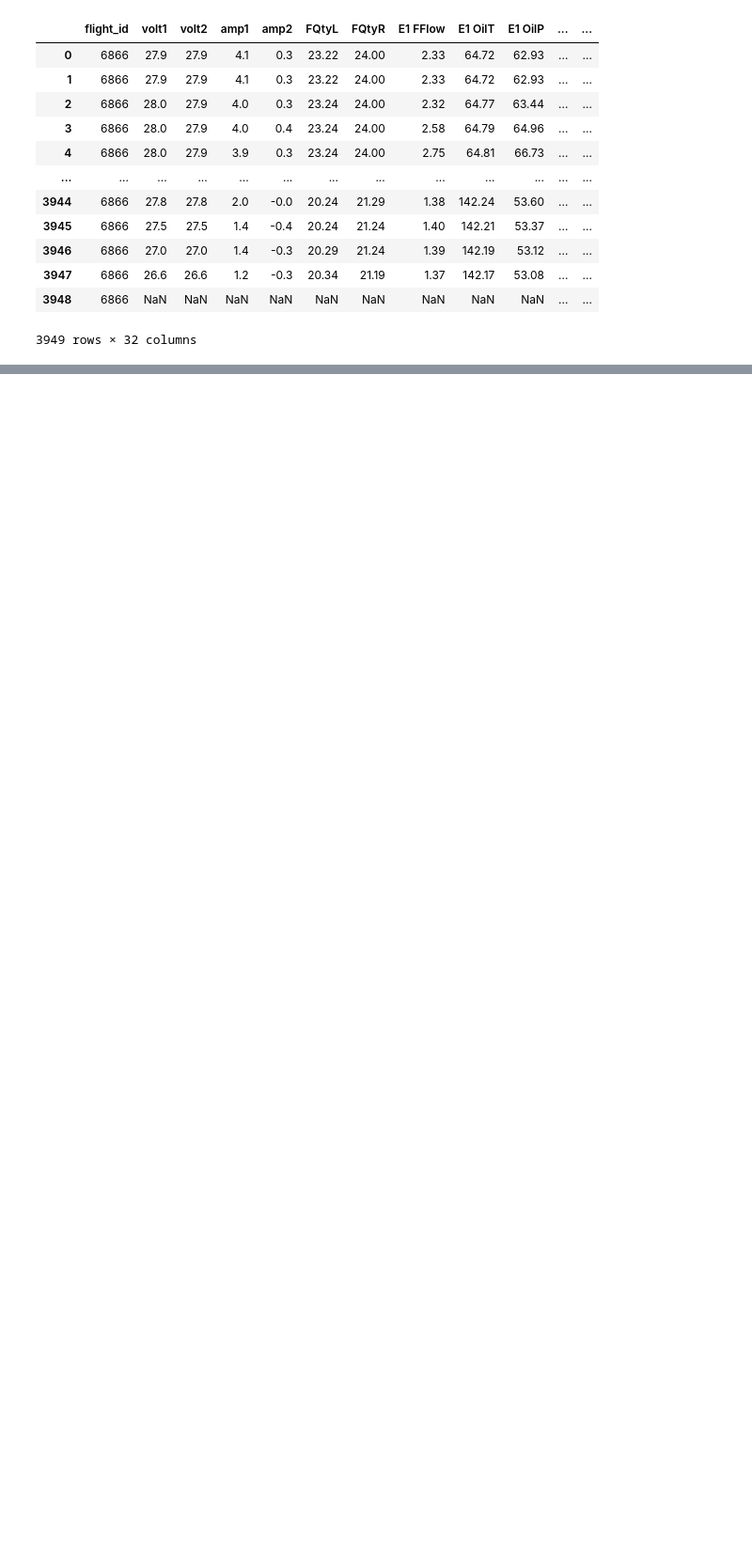
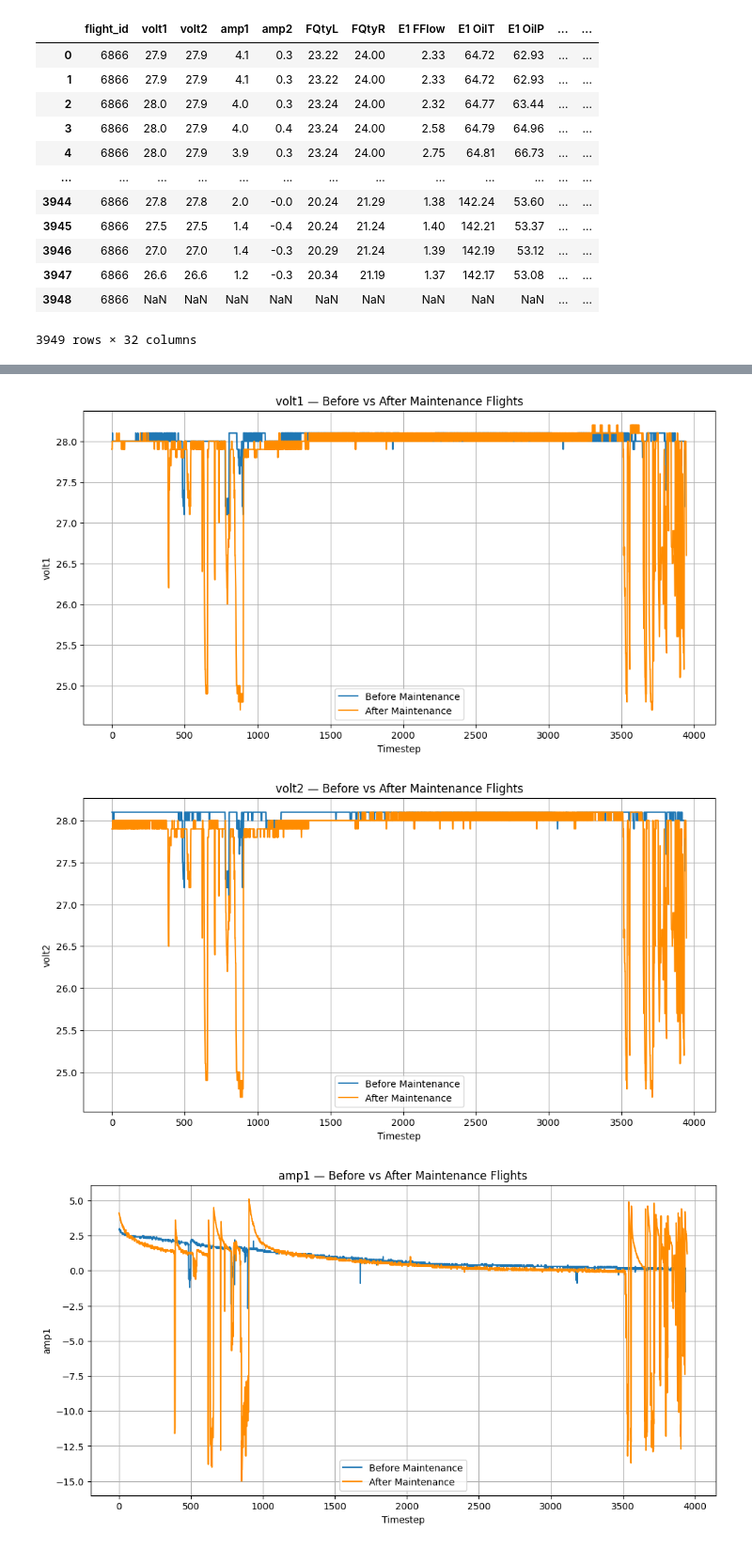
Before and after one commit to 4garriga/flights, a Jupyter notebook: src/eda.ipynb, the cells around one changed output, grey strips where cells are left out. Shown at 94% size. Cells and saved outputs as stored; diff of their text form; code cells hidden in the pictures; blank space fills up the shorter version.

Commit message:
Engine feature visualization
Plotted each feature against time step to feel for need of maintenance.

```diff
--- a/src/eda.ipynb
+++ b/src/eda.ipynb
@@ -691,0 +695,24 @@ plt.show()
+# %%
+features = [
+    'volt1', 'volt2', 'amp1', 'amp2', 'FQtyL', 'FQtyR',
+       'E1 FFlow', 'E1 OilT', 'E1 OilP', 'E1 RPM', 'E1 CHT1', 'E1 CHT2',
+       'E1 CHT3', 'E1 CHT4', 'E1 EGT1', 'E1 EGT2', 'E1 EGT3', 'E1 EGT4', 'OAT',
+       'IAS', 'VSpd', 'NormAc', 'AltMSL', 'timestep', 'cluster',
+       'Master Index', 'hierarchy', 'label', 'number_flights_before', 'target',
+       'near_failure']
+
+for feat in features:
+    plt.figure(figsize=(12,6))
+    plt.plot(before_df["timestep"], before_df[feat], label=f"Before Maintenance")
+    plt.plot(after_df["timestep"], after_df[feat], label=f"After Maintenance", color="darkorange")
+
+    plt.title(f'{feat} — Before vs After Maintenance Flights')
+    plt.xlabel("Timestep")
+    plt.ylabel(feat)
+    plt.legend()
+    plt.grid(True)
+    plt.show()
+# %% [output]
+[figure, added]
+[figure, added]
+[figure, added]
```
Also changed, not shown: parts of 5 cells of this notebook.
